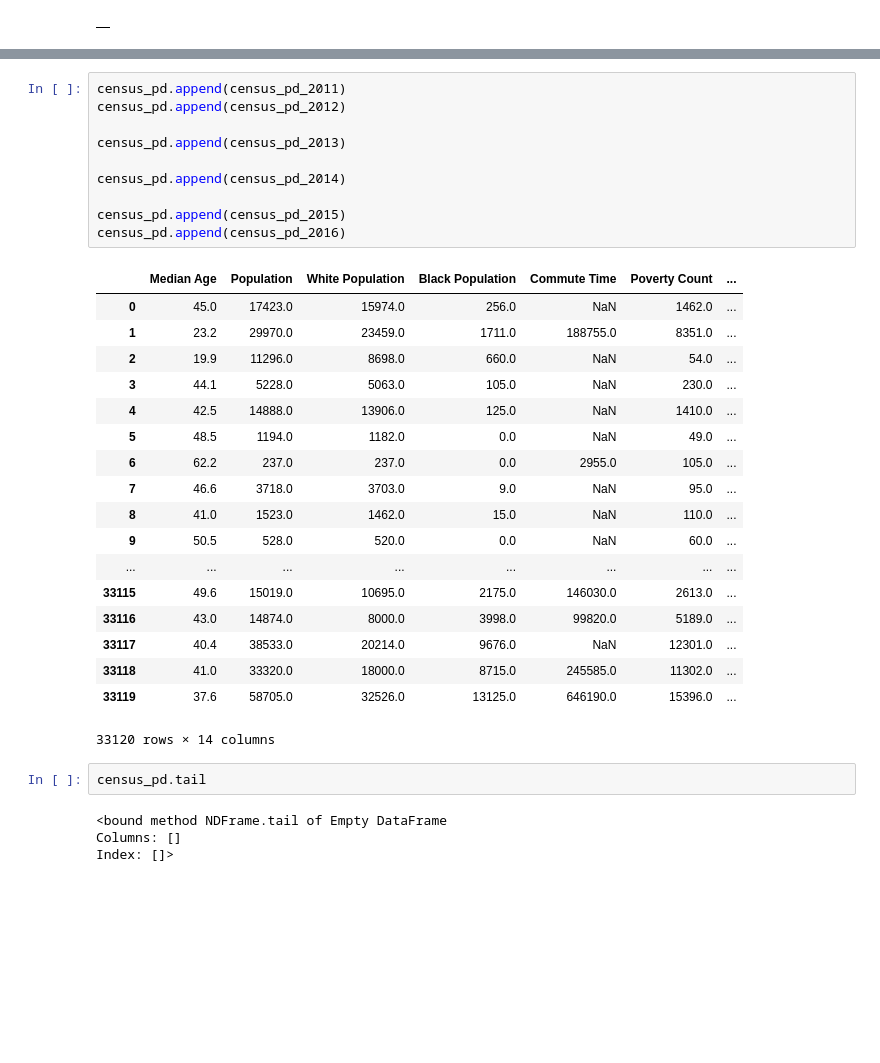
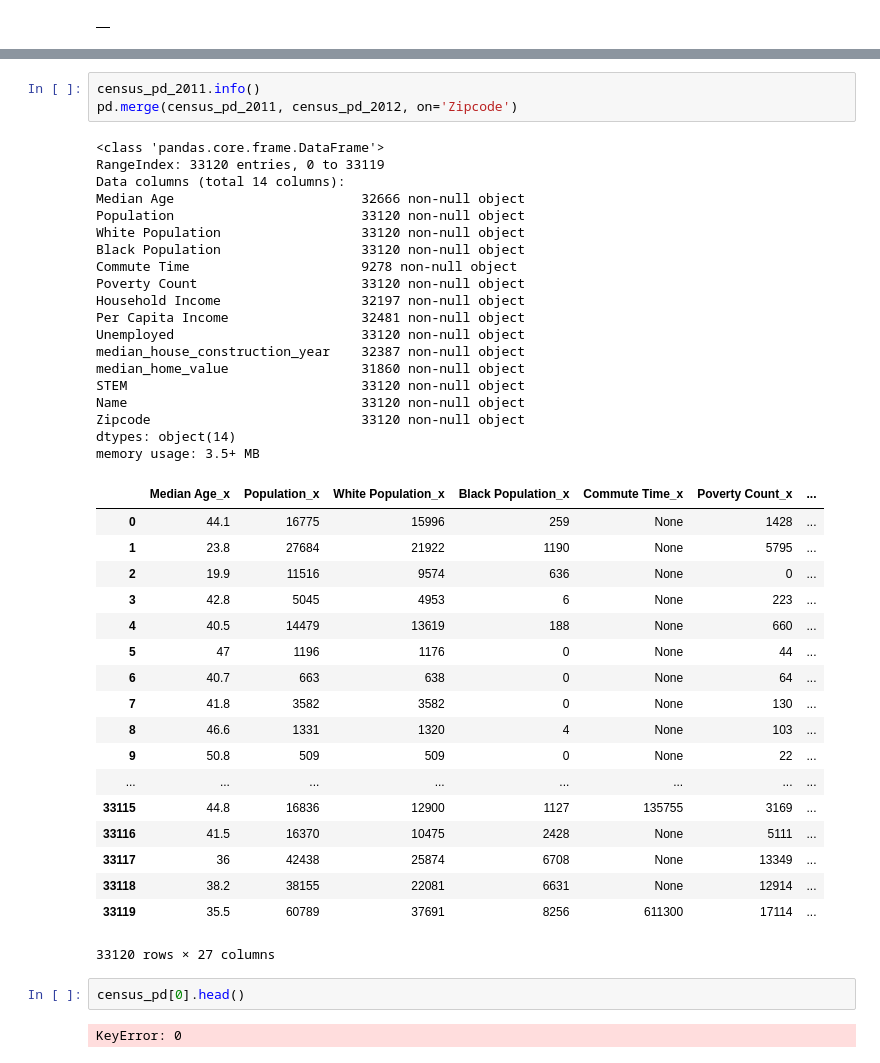
Before and after one commit to neginparsa/c1, a Jupyter notebook: CensusProject_merging.ipynb, the cells around one changed output, grey strips where cells are left out. Drawn from its saved outputs; the diff is of its cells as text; blank space fills up the shorter version.

```diff
--- a/CensusProject_merging.ipynb
+++ b/CensusProject_merging.ipynb
@@ -256,38 +256,48 @@ census_pd_2016 = census_pd_2016.rename(columns={"B01003_001E": "Population",
                                           "B25077_001E": "median_home_value",
                                           "B25088_002E": "median_monthly_owner_costs",
                                           "NAME": "Name", "zip code tabulation area": "Zipcode"})
-# %%
-census_pd.append(census_pd_2011)
-census_pd.append(census_pd_2012)
-
-census_pd.append(census_pd_2013)
-
-census_pd.append(census_pd_2014)
-
-census_pd.append(census_pd_2015)
-census_pd.append(census_pd_2016)
-# %% [output]
-|  | Median Age | Population | White Population | Black Population | Commute Time | Poverty Count | ... |
-| 0 | 45.0 | 17423.0 | 15974.0 | 256.0 | NaN | 1462.0 | ... |
-| 1 | 23.2 | 29970.0 | 23459.0 | 1711.0 | 188755.0 | 8351.0 | ... |
-| 2 | 19.9 | 11296.0 | 8698.0 | 660.0 | NaN | 54.0 | ... |
-| 3 | 44.1 | 5228.0 | 5063.0 | 105.0 | NaN | 230.0 | ... |
-| 4 | 42.5 | 14888.0 | 13906.0 | 125.0 | NaN | 1410.0 | ... |
-| 5 | 48.5 | 1194.0 | 1182.0 | 0.0 | NaN | 49.0 | ... |
-| 6 | 62.2 | 237.0 | 237.0 | 0.0 | 2955.0 | 105.0 | ... |
-| 7 | 46.6 | 3718.0 | 3703.0 | 9.0 | NaN | 95.0 | ... |
-| 8 | 41.0 | 1523.0 | 1462.0 | 15.0 | NaN | 110.0 | ... |
-| 9 | 50.5 | 528.0 | 520.0 | 0.0 | NaN | 60.0 | ... |
-| ... | ... | ... | ... | ... | ... | ... | ... |
-| 33115 | 49.6 | 15019.0 | 10695.0 | 2175.0 | 146030.0 | 2613.0 | ... |
-| 33116 | 43.0 | 14874.0 | 8000.0 | 3998.0 | 99820.0 | 5189.0 | ... |
-| 33117 | 40.4 | 38533.0 | 20214.0 | 9676.0 | NaN | 12301.0 | ... |
-| 33118 | 41.0 | 33320.0 | 18000.0 | 8715.0 | 245585.0 | 11302.0 | ... |
-| 33119 | 37.6 | 58705.0 | 32526.0 | 13125.0 | 646190.0 | 15396.0 | ... |
-33120 rows × 14 columns
-# %%
-census_pd.tail
-# %% [output]
-<bound method NDFrame.tail of Empty DataFrame
-Columns: []
-Index: []>
+# %%
+census_pd_2011.info()
+pd.merge(census_pd_2011, census_pd_2012, on='Zipcode')
+# %% [output]
+<class 'pandas.core.frame.DataFrame'>
+RangeIndex: 33120 entries, 0 to 33119
+Data columns (total 14 columns):
+Median Age                        32666 non-null object
+Population                        33120 non-null object
+White Population                  33120 non-null object
+Black Population                  33120 non-null object
+Commute Time                      9278 non-null object
+Poverty Count                     33120 non-null object
+Household Income                  32197 non-null object
+Per Capita Income                 32481 non-null object
+Unemployed                        33120 non-null object
+median_house_construction_year    32387 non-null object
+median_home_value                 31860 non-null object
+STEM                              33120 non-null object
+Name                              33120 non-null object
+Zipcode                           33120 non-null object
+dtypes: object(14)
+memory usage: 3.5+ MB
+|  | Median Age_x | Population_x | White Population_x | Black Population_x | Commute Time_x | Poverty Count_x | ... |
+| 0 | 44.1 | 16775 | 15996 | 259 | None | 1428 | ... |
+| 1 | 23.8 | 27684 | 21922 | 1190 | None | 5795 | ... |
+| 2 | 19.9 | 11516 | 9574 | 636 | None | 0 | ... |
+| 3 | 42.8 | 5045 | 4953 | 6 | None | 223 | ... |
+| 4 | 40.5 | 14479 | 13619 | 188 | None | 660 | ... |
+| 5 | 47 | 1196 | 1176 | 0 | None | 44 | ... |
+| 6 | 40.7 | 663 | 638 | 0 | None | 64 | ... |
+| 7 | 41.8 | 3582 | 3582 | 0 | None | 130 | ... |
+| 8 | 46.6 | 1331 | 1320 | 4 | None | 103 | ... |
+| 9 | 50.8 | 509 | 509 | 0 | None | 22 | ... |
+| ... | ... | ... | ... | ... | ... | ... | ... |
+| 33115 | 44.8 | 16836 | 12900 | 1127 | 135755 | 3169 | ... |
+| 33116 | 41.5 | 16370 | 10475 | 2428 | None | 5111 | ... |
+| 33117 | 36 | 42438 | 25874 | 6708 | None | 13349 | ... |
+| 33118 | 38.2 | 38155 | 22081 | 6631 | None | 12914 | ... |
+| 33119 | 35.5 | 60789 | 37691 | 8256 | 611300 | 17114 | ... |
+33120 rows × 27 columns
+# %%
+census_pd[0].head()
+# %% [output]
+KeyError: 0
```
Also changed, not shown: parts of 1 cell of this notebook.
